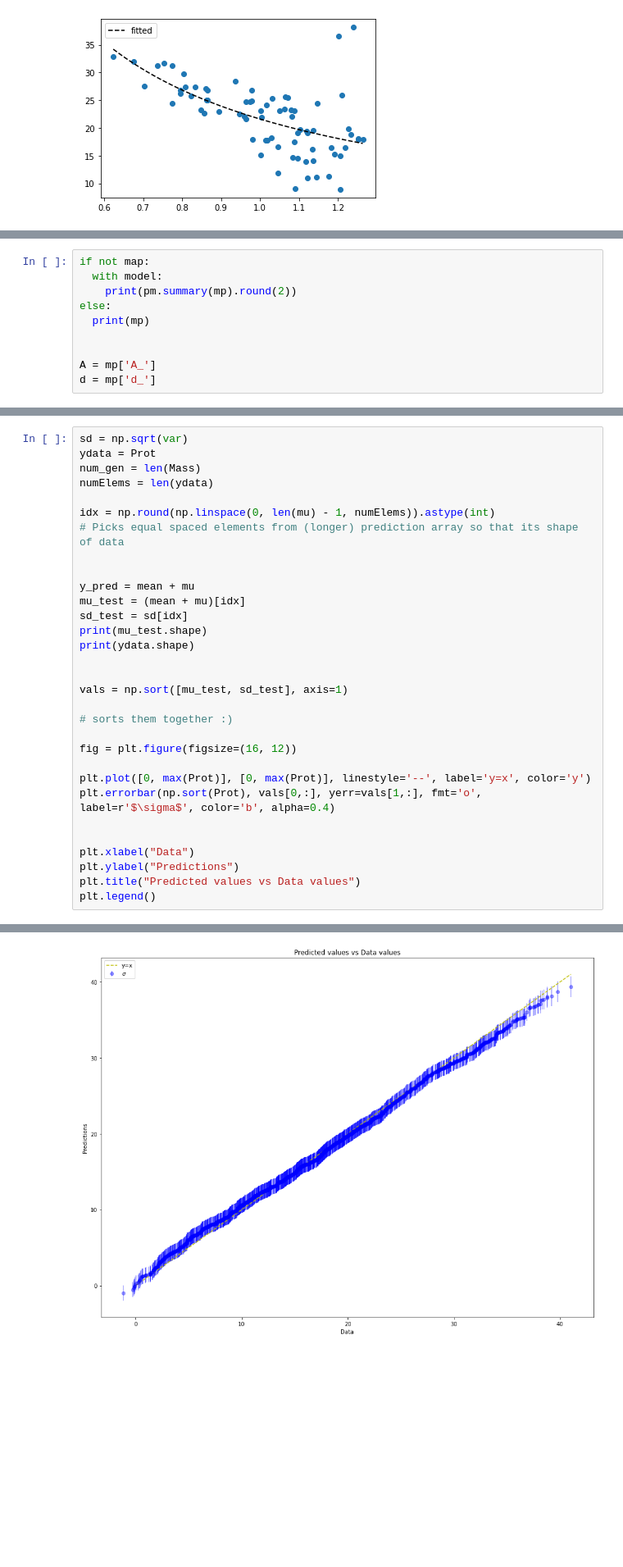
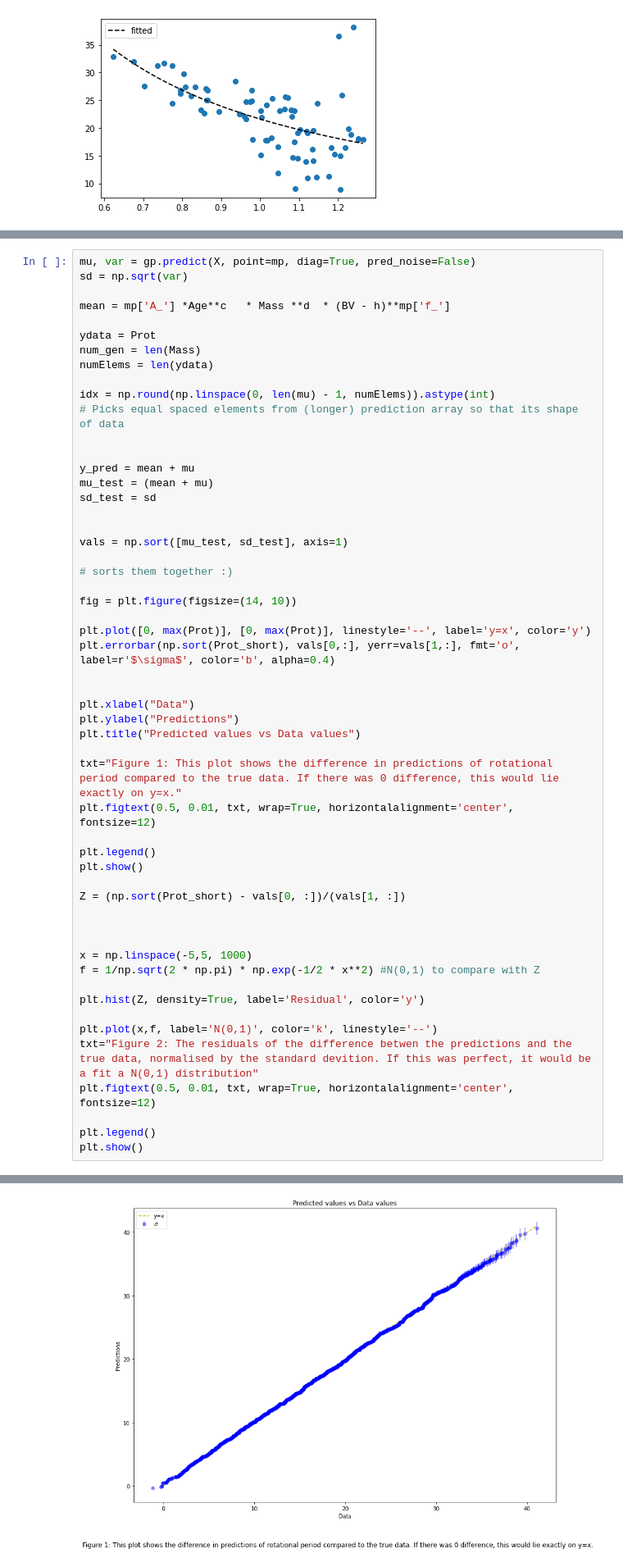
Before and after one commit to ni-phy/year4-project, a Jupyter notebook: Henry/3d_fitting.ipynb, the cells around one changed output, grey strips where cells are left out. Shown at 82% size. Saved outputs shown, nothing was run; the diff lists cells and outputs as text; blank space fills up the shorter version.

```diff
--- a/Henry/3d_fitting.ipynb
+++ b/Henry/3d_fitting.ipynb
@@ -292,12 +284,2 @@ with pm.Model() as model:
 # %% [output]
 [interactive output not drawn]
-# %%
-if not map:
-  with model:
-    print(pm.summary(mp).round(2))
-else:
-  print(mp)
-
-
-A = mp['A_']
-d = mp['d_']
@@ -328,5 +286,9 @@ plt.scatter (Age, Mass, c = mean + mu , cmap='Reds')
 # %%
+mu, var = gp.predict(X, point=mp, diag=True, pred_noise=False)
 sd = np.sqrt(var)
+
+mean = mp['A_'] *Age**c   * Mass **d  * (BV - h)**mp['f_']
+
 ydata = Prot
 num_gen = len(Mass)
 numElems = len(ydata)
@@ -336,24 +298,43 @@ idx = np.round(np.linspace(0, len(mu) - 1, numElems)).astype(int)
 
 
 y_pred = mean + mu
-mu_test = (mean + mu)[idx]
-sd_test = sd[idx]
-print(mu_test.shape)
-print(ydata.shape)
+mu_test = (mean + mu)
+sd_test = sd
 
 
 vals = np.sort([mu_test, sd_test], axis=1)
 
 # sorts them together :)
 
-fig = plt.figure(figsize=(16, 12))
+fig = plt.figure(figsize=(14, 10))
 
 plt.plot([0, max(Prot)], [0, max(Prot)], linestyle='--', label='y=x', color='y')
-plt.errorbar(np.sort(Prot), vals[0,:], yerr=vals[1,:], fmt='o', label=r'$\sigma$', color='b', alpha=0.4)
+plt.errorbar(np.sort(Prot_short), vals[0,:], yerr=vals[1,:], fmt='o', label=r'$\sigma$', color='b', alpha=0.4)
 
 
 plt.xlabel("Data")
 plt.ylabel("Predictions")
 plt.title("Predicted values vs Data values")
+
+txt="Figure 1: This plot shows the difference in predictions of rotational period compared to the true data. If there was 0 difference, this would lie exactly on y=x."
+plt.figtext(0.5, 0.01, txt, wrap=True, horizontalalignment='center', fontsize=12)
+
 plt.legend()
+plt.show()
+
+Z = (np.sort(Prot_short) - vals[0, :])/(vals[1, :])
+
+
+
+x = np.linspace(-5,5, 1000)
+f = 1/np.sqrt(2 * np.pi) * np.exp(-1/2 * x**2) #N(0,1) to compare with Z
+
+plt.hist(Z, density=True, label='Residual', color='y')
+
+plt.plot(x,f, label='N(0,1)', color='k', linestyle='--')
+txt="Figure 2: The residuals of the difference betwen the predictions and the true data, normalised by the standard devition. If this was perfect, it would be a fit a N(0,1) distribution"
+plt.figtext(0.5, 0.01, txt, wrap=True, horizontalalignment='center', fontsize=12)
+
+plt.legend()
+plt.show()
 # %% [output]
@@ -363 +341 @@ plt.legend()
-[figure, old version]
+[figure, new version]
```
Also changed, not shown: parts of 20 cells of this notebook.
